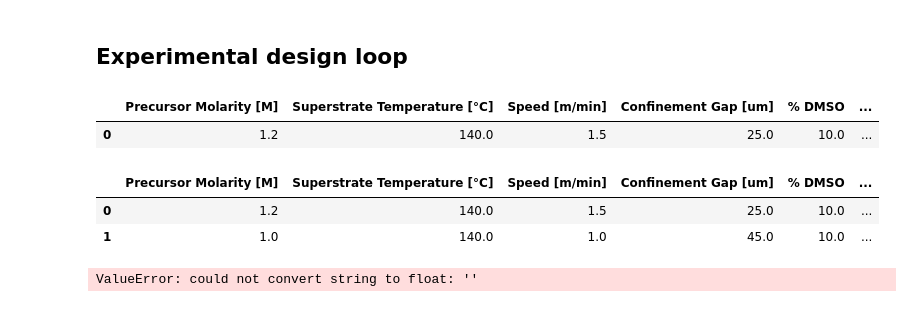
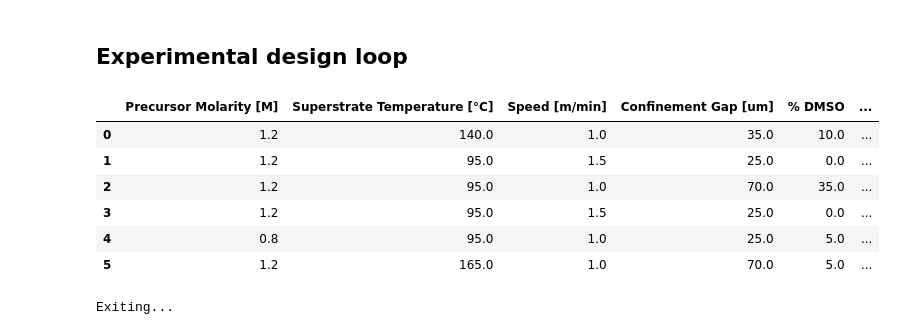
Before and after one commit to Printz-Lab/SL-PerovskiteOpt, a Jupyter notebook: RAPID Optimization/RAPID_Round1_BatchBO_Binary_Film_Quality_BayesOpt_Single.ipynb, the cells around one changed output. Cells and saved outputs as stored; diff of their text form; code cells hidden in the pictures.

```diff
--- a/RAPID Optimization/RAPID_Round1_BatchBO_Binary_Film_Quality_BayesOpt_Single.ipynb
+++ b/RAPID Optimization/RAPID_Round1_BatchBO_Binary_Film_Quality_BayesOpt_Single.ipynb
@@ -325,37 +325,77 @@ all spearman: 0.8142
 # %%
 from bayes_opt.logger import JSONLogger
 from bayes_opt.event import Events
 import ipywidgets as widgets
 from IPython.display import display
+from bayes_opt.util import load_logs
 
-logger = JSONLogger(path="/groups/aprintz/github/SL-PerovskiteOpt/RAPID Optimization/new_x_results.json")
+# Highlight the last row
+def highlight_last(s):
+  return ['background-color: yellow' if x == -1 else '' for x in s.index]
+
+log_path = "/groups/aprintz/github/SL-PerovskiteOpt/RAPID Optimization/new_x_results.json"
+
+try:# New optimizer is loaded with previously seen points
+    load_logs(optimizer, logs=log_path)
+    print(f"Successfully loaded logs at: {log_path}")
+except:
+    print(f"Unable to load logs at: {log_path}")
+
+logger = JSONLogger(path=log_path, reset=False)
 optimizer.subscribe(Events.OPTIMIZATION_STEP, logger)
 
 num_experiments = 10
-targets = []
 
 # acquisition_function = UtilityFunction(kind="ucb", kappa=0.1) low kappa,xi = explore near peaks, high = exlore elsewhere
 acquisition_function = UtilityFunction(kind="ei", xi=1e-2)
 # acquisition_function = UtilityFunction(kind="poi", xi=1e-1)
 
-
 X_new_list = []
 
 i = 0
+# display(display_id=1)
+stop_loop = False
 while i < num_experiments:
     next_point = optimizer.suggest(acquisition_function)
     X_new = [list(next_point.values())]
     X_new = get_closest_array(x_denormalizer(X_new)) # make sure variable array is correct!
     X_new_list.append(X_new.ravel().tolist())
     df_X_new = pd.DataFrame(X_new_list, columns=included_vars)
-    display(df_X_new)
 
-    result = input("Enter a number: ")
-    optimizer.register(params=next_point, target=np.float32(result))
+    # styled_df = df_X_new.style.apply(highlight_last, axis=1)
+
+    display(df_X_new, clear=True)
+
+    while True:
+        user_input = input("Enter 0, 1, or 'q' to quit: ")
+        try:
+        # Try converting the input to an integer
+            user_input = int(user_input)
+            if user_input in (0, 1):
+                # Valid integer input (0 or 1)
+                print(f"You entered: {user_input}")
+                break  # Exit the loop if valid input is received
+            else:
+                print("Invalid integer input. Please enter 0 or 1.")
+        except ValueError:
+            # Not a valid integer, check if it's 'q'
+            if user_input.lower() == 'q':
+                print("Exiting...")
+                stop_loop = True
+                break  # Exit the loop if 'q' is entered
+            else:
+                print("Invalid input. Please enter 0, 1, or 'q' to quit.")
+
+    if stop_loop:
+        break  # Exit the loop if 'q' is entered
+
+    optimizer.register(params=next_point, target=np.float32(user_input))
 # %% [output]
 |  | Precursor Molarity [M] | Superstrate Temperature [°C] | Speed [m/min] | Confinement Gap [um] | % DMSO | ... |
-| 0 | 1.2 | 140.0 | 1.5 | 25.0 | 10.0 | ... |
+| 0 | 1.2 | 140.0 | 1.0 | 35.0 | 10.0 | ... |
+| 1 | 1.2 | 95.0 | 1.5 | 25.0 | 0.0 | ... |
+| 2 | 1.2 | 95.0 | 1.0 | 70.0 | 35.0 | ... |
+| 3 | 1.2 | 95.0 | 1.5 | 25.0 | 0.0 | ... |
+| 4 | 0.8 | 95.0 | 1.0 | 25.0 | 5.0 | ... |
+| 5 | 1.2 | 165.0 | 1.0 | 70.0 | 5.0 | ... |
-|  | Precursor Molarity [M] | Superstrate Temperature [°C] | Speed [m/min] | Confinement Gap [um] | % DMSO | ... |
-| 0 | 1.2 | 140.0 | 1.5 | 25.0 | 10.0 | ... |
-| 1 | 1.0 | 140.0 | 1.0 | 45.0 | 10.0 | ... |
-ValueError: could not convert string to float: ''
+Exiting...
```
Also changed, not shown: parts of 1 cell of this notebook, 1 other file.
